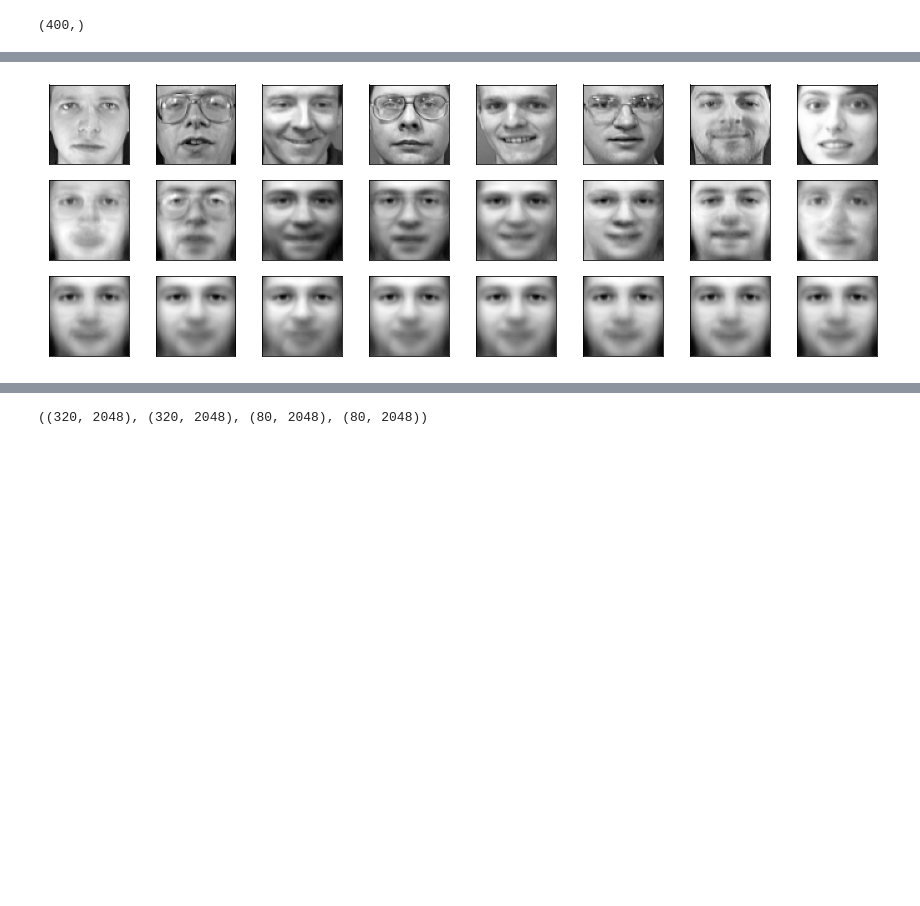
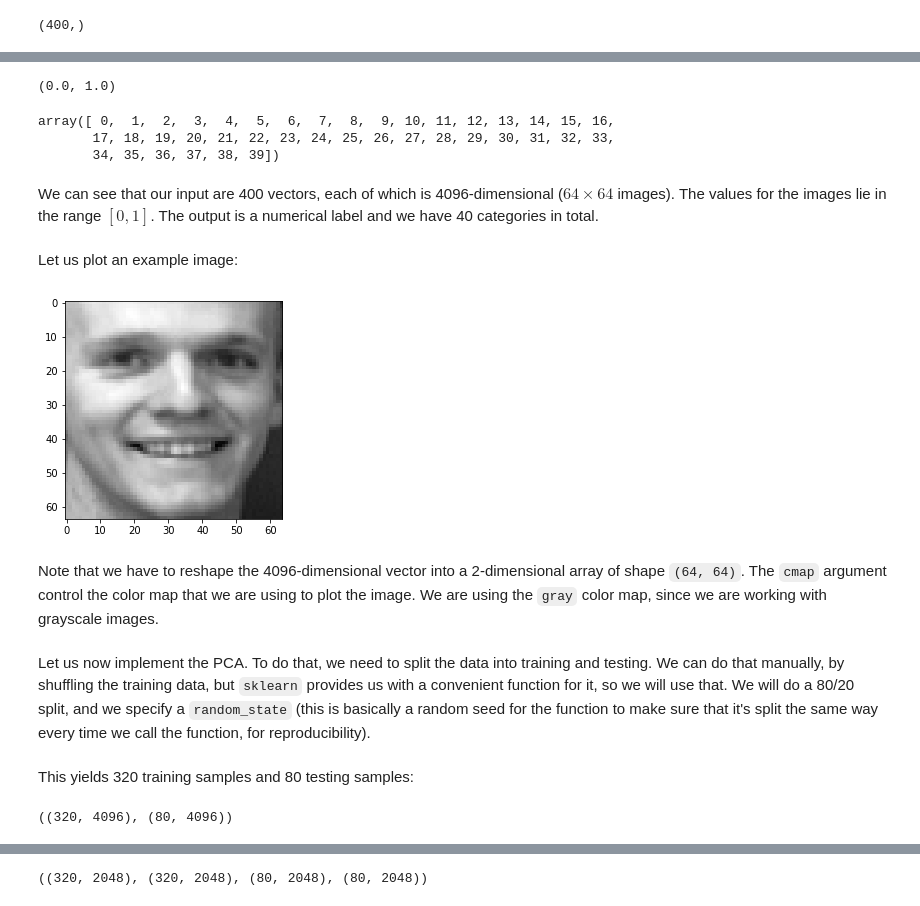
Before and after one commit to rug-minds/teaching, a Jupyter notebook: ProgTut/faces_pca_classification.ipynb, the cells around one changed output, grey strips where cells are left out. Drawn from its saved outputs; the diff is of its cells as text; code cells hidden in the pictures; blank space fills up the shorter version.

```diff
--- a/ProgTut/faces_pca_classification.ipynb
+++ b/ProgTut/faces_pca_classification.ipynb
@@ -24,3 +34,0 @@ pca20 = sklearn.decomposition.PCA(n_components=1)
-# %%
-pca100.fit(X)
-pca20.fit(X);
@@ -39,14 +35,22 @@ X_rest100.shape, X_rest20.shape
-# %%
-fig, axs = plt.subplots(3, 8, figsize=(15, 5))
-for i in range(8):
-    axs[0][i].imshow(X[i*10].reshape(64, 64), cmap=plt.cm.gray)
-    axs[0][i].set_yticks([])
-    axs[0][i].set_xticks([])
-    axs[1][i].imshow(X_rest100[i*10].reshape(64, 64), cmap=plt.cm.gray)
-    axs[1][i].set_yticks([])
-    axs[1][i].set_xticks([])
-    axs[2][i].imshow(X_rest20[i*10].reshape(64, 64), cmap=plt.cm.gray)
-    axs[2][i].set_yticks([])
-    axs[2][i].set_xticks([])
-# %% [output]
-[figure, removed]
+# %%
+X.min(), X.max()
+# %% [output]
+(0.0, 1.0)
+# %%
+np.unique(y)
+# %% [output]
+array([ 0,  1,  2,  3,  4,  5,  6,  7,  8,  9, 10, 11, 12, 13, 14, 15, 16,
+       17, 18, 19, 20, 21, 22, 23, 24, 25, 26, 27, 28, 29, 30, 31, 32, 33,
+       34, 35, 36, 37, 38, 39])
+# %% [markdown]
+We can see that our input are 400 vectors, each of which is 4096-dimensional ($64 \times 64$ images). The values for the images lie in the range $[0,1]$. The output is a numerical label and we have 40 categories in total.
+# %% [markdown]
+Let us plot an example image:
+# %%
+plt.imshow(X[42].reshape(64, 64), cmap=plt.cm.gray);
+# %% [output]
+[figure, added]
+# %% [markdown]
+Note that we have to reshape the 4096-dimensional vector into a 2-dimensional array of shape `(64, 64)`. The `cmap` argument control the color map that we are using to plot the image. We are using the `gray` color map, since we are working with grayscale images.
+# %% [markdown]
+Let us now implement the PCA. To do that, we need to split the data into training and testing. We can do that manually, by shuffling the training data, but `sklearn` provides us with a convenient function for it, so we will use that. We will do a 80/20 split, and we specify a `random_state` (this is basically a random seed for the function to make sure that it's split the same way every time we call the function, for reproducibility).
@@ -52,0 +59,6 @@ for i in range(8):
+# %% [markdown]
+This yields 320 training samples and 80 testing samples:
+# %%
+X_train.shape, X_test.shape
+# %% [output]
+((320, 4096), (80, 4096))
```
Also changed, not shown: parts of 72 cells of this notebook.
